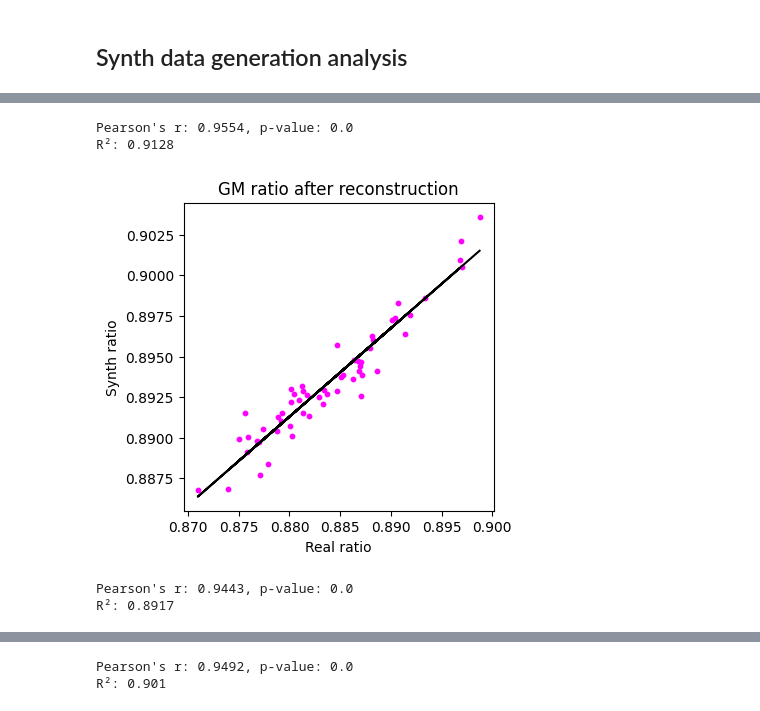
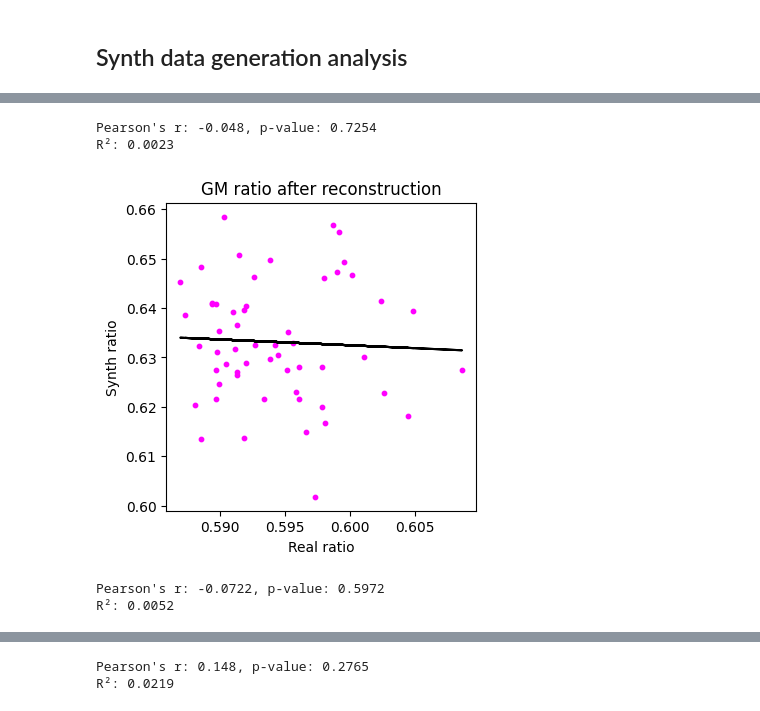
Before and after one commit to jessicabohm/UNIT, a Jupyter notebook: evaluate_synth_data.ipynb, the cells around one changed output, grey strips where cells are left out. Drawn from its saved outputs; the diff is of its cells as text; code cells hidden in the pictures.

```diff
--- a/evaluate_synth_data.ipynb
+++ b/evaluate_synth_data.ipynb
@@ -245,9 +255,9 @@ real csf: 0.0132 recon csf: 0.0131
 # %%
 # 3. Plot gm/wm/csf ratios
-real_train_data_folder = "../3D-CycleGan-Pytorch-MedImaging/Data_folder_train_2/train/images/"
-real_test_data_folder = "../3D-CycleGan-Pytorch-MedImaging/Data_folder_train_2/test/images/"
+real_train_data_folder = "../3D-CycleGan-Pytorch-MedImaging/Data_folder_train_2/train/labels/"
+real_test_data_folder = "../3D-CycleGan-Pytorch-MedImaging/Data_folder_train_2/test/labels/"
 
-synth_test_data_folder = "./save_models/mouse_train_5/recon_images_epoch_500/"
+synth_test_data_folder = "./save_translations/train_5_map_6/"
 
 real_train_gm, real_train_wm, real_train_csf = compute_matter_ratios(real_train_data_folder)
 plot_matter_ratios(real_train_gm, real_train_wm, real_train_csf, "Human real train")
@@ -256,5 +266,5 @@ real_test_gm, real_test_wm, real_test_csf = compute_matter_ratios(real_test_data
 plot_matter_ratios(real_test_gm, real_test_wm, real_test_csf, "Human real test")
 
 synth_test_gm, synth_test_wm, synth_test_csf = compute_matter_ratios(synth_test_data_folder)
-plot_matter_ratios(synth_test_gm, synth_test_wm, synth_test_csf, "Human synth test")
+plot_matter_ratios(synth_test_gm, synth_test_wm, synth_test_csf, "Human trans test")
 # %% [output]
@@ -304,12 +322,12 @@ for slice_idx in slices:
 # %%
 # 5. Look into if the gm/wm/csf ratios are preserved in reconstruction
 
-analyze_matter_ratio_preservation(real_test_gm, synth_test_gm, "GM ratio after reconstruction", "magenta")
-analyze_matter_ratio_preservation(real_test_wm, synth_test_wm, "WM ratio after reconstruction", "darkcyan")
-analyze_matter_ratio_preservation(real_test_csf, synth_test_csf, "CSF ratio after reconstruction", "lime")
+analyze_matter_ratio_preservation(real_train_gm[:56], synth_test_gm, "GM ratio after reconstruction", "magenta")
+analyze_matter_ratio_preservation(real_train_wm[:56], synth_test_wm, "WM ratio after reconstruction", "darkcyan")
+analyze_matter_ratio_preservation(real_train_csf[:56], synth_test_csf, "CSF ratio after reconstruction", "lime")
 # %% [output]
-Pearson's r: 0.9554, p-value: 0.0
-R²: 0.9128
+Pearson's r: -0.048, p-value: 0.7254
+R²: 0.0023
-[figure, old version]
+[figure, new version]
-Pearson's r: 0.9443, p-value: 0.0
-R²: 0.8917
+Pearson's r: -0.0722, p-value: 0.5972
+R²: 0.0052
@@ -317,2 +335,2 @@ R²: 0.8917
-Pearson's r: 0.9492, p-value: 0.0
-R²: 0.901
+Pearson's r: 0.148, p-value: 0.2765
+R²: 0.0219
```
Also changed, not shown: parts of 9 cells of this notebook, 14 other files.
